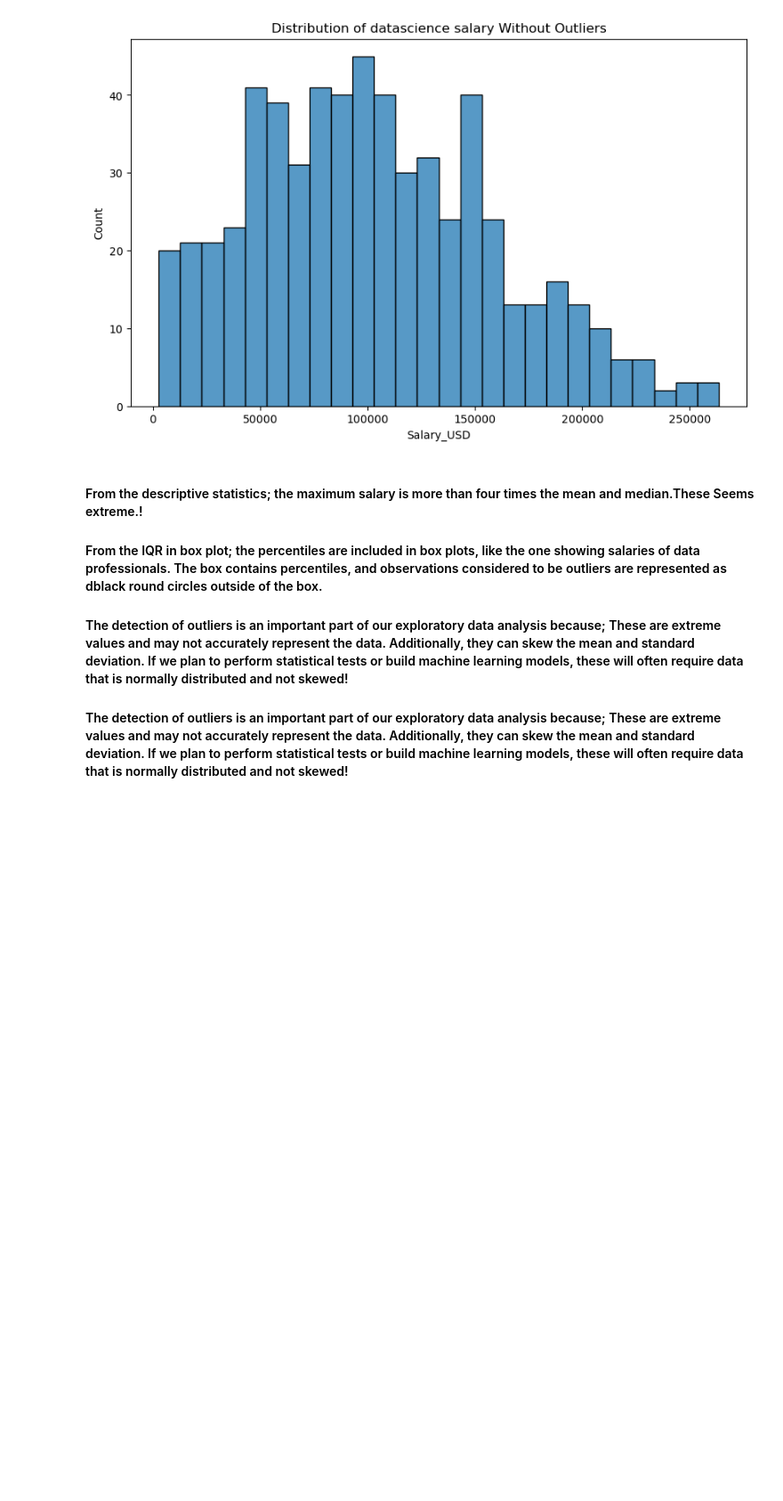
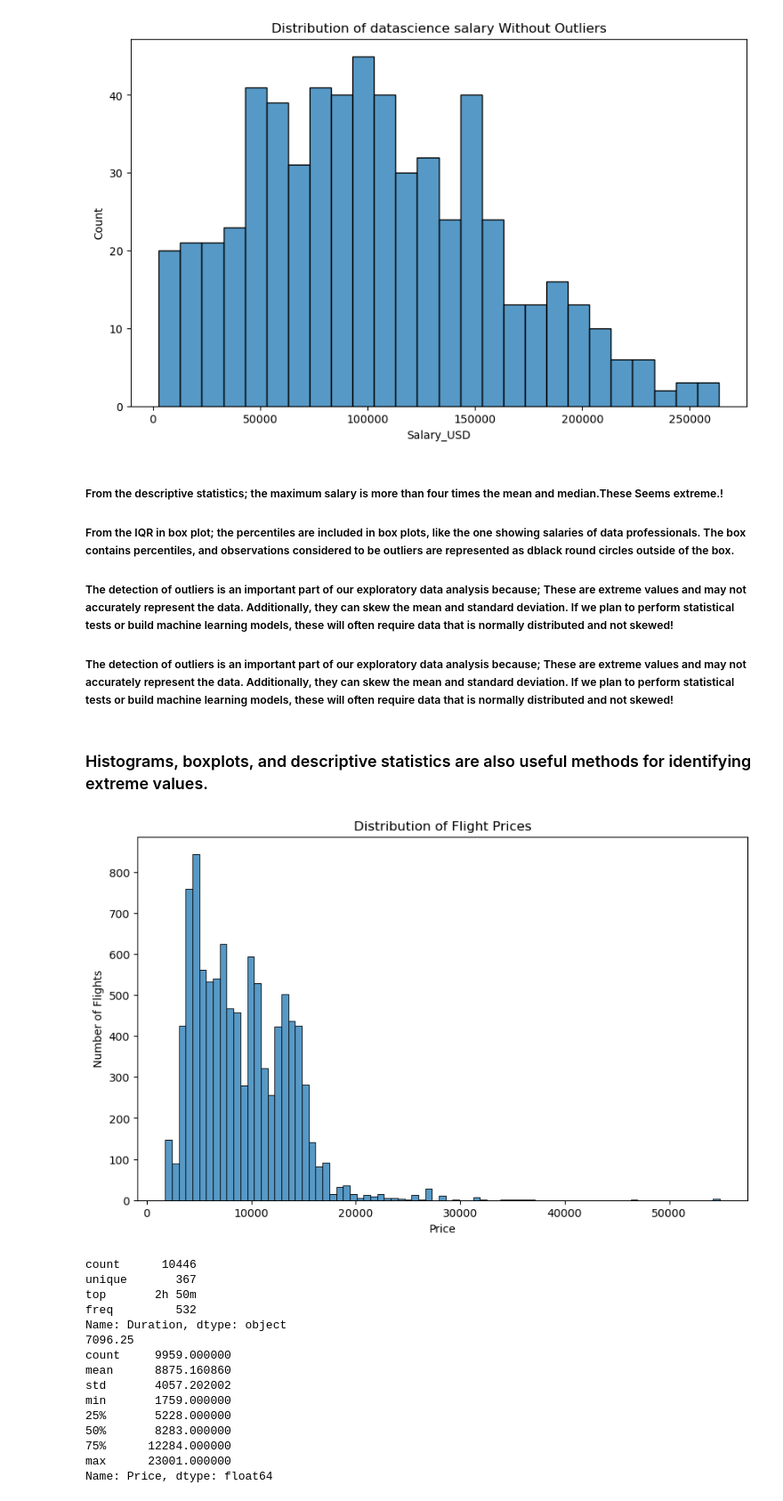
Before and after one commit to UCJPENIEL/Analytics-in-Python-Projects, a Jupyter notebook: Class data python class.ipynb, the cells around one changed output. Shown at 89% size. Saved outputs shown, nothing was run; the diff lists cells and outputs as text; code cells hidden in the pictures; blank space fills up the shorter version.

```diff
--- a/Class data python class.ipynb
+++ b/Class data python class.ipynb
@@ -282,7 +282,56 @@ max     2022.000000            100.000000  263534.000000
 [figure]
 [figure]
 # %% [markdown]
-#### From the descriptive statistics; the maximum salary is more than four times the mean and median.These Seems extreme.!
-#### From the IQR in box plot; the percentiles are included in box plots, like the one showing salaries of data professionals. The box contains percentiles, and observations considered to be outliers are represented as dblack round circles outside of the box.
-#### The detection of outliers is an important part of our exploratory data analysis because; These are extreme values and may not accurately represent the data. Additionally, they can skew the mean and standard deviation. If we plan to perform statistical tests or build machine learning models, these will often require data that is normally distributed and not skewed!
-#### The detection of outliers is an important part of our exploratory data analysis because; These are extreme values and may not accurately represent the data. Additionally, they can skew the mean and standard deviation. If we plan to perform statistical tests or build machine learning models, these will often require data that is normally distributed and not skewed!
+##### From the descriptive statistics; the maximum salary is more than four times the mean and median.These Seems extreme.!
+##### From the IQR in box plot; the percentiles are included in box plots, like the one showing salaries of data professionals. The box contains percentiles, and observations considered to be outliers are represented as dblack round circles outside of the box.
+##### The detection of outliers is an important part of our exploratory data analysis because; These are extreme values and may not accurately represent the data. Additionally, they can skew the mean and standard deviation. If we plan to perform statistical tests or build machine learning models, these will often require data that is normally distributed and not skewed!
+##### The detection of outliers is an important part of our exploratory data analysis because; These are extreme values and may not accurately represent the data. Additionally, they can skew the mean and standard deviation. If we plan to perform statistical tests or build machine learning models, these will often require data that is normally distributed and not skewed!
+# %% [markdown]
+### Histograms, boxplots, and descriptive statistics are also useful methods for identifying extreme values.
+# %%
+# Import dataframe
+planes = pd.read_csv(r"C:\Users\NEW USER\anaconda_projects\planes.csv")
+
+# Plot a histogram of flight prices
+plt.figure(figsize=(10,6))
+sns.histplot(data=planes, x="Price")
+plt.title("Distribution of Flight Prices")
+plt.xlabel("Price")
+plt.ylabel("Number of Flights")
+plt.show()
+
+# Display descriptive statistics for flight duration
+print(planes["Duration"].describe())
+
+# To remove outliers; calculate the 75th and 25th percentiles
+price_seventy_fifth = planes["Price"].quantile(0.75)
+price_twenty_fifth = planes["Price"].quantile(0.25)
+
+# Calculate iqr
+prices_iqr = price_seventy_fifth - price_twenty_fifth
+print(prices_iqr)
+
+# Calculate the thresholds
+upper = price_seventy_fifth + (1.5 * prices_iqr)
+lower = price_twenty_fifth - (1.5 * prices_iqr)
+
+# Subset the data
+planes = planes[(planes["Price"] > lower) & (planes["Price"] < upper)]
+print(planes["Price"].describe())
+# %% [output]
+[figure, added]
+count      10446
+unique       367
+top       2h 50m
+freq         532
+Name: Duration, dtype: object
+7096.25
+count     9959.000000
+mean      8875.160860
+std       4057.202002
+min       1759.000000
+25%       5228.000000
+50%       8283.000000
+75%      12284.000000
+max      23001.000000
+Name: Price, dtype: float64
```
Also changed, not shown: parts of 4 cells of this notebook.
